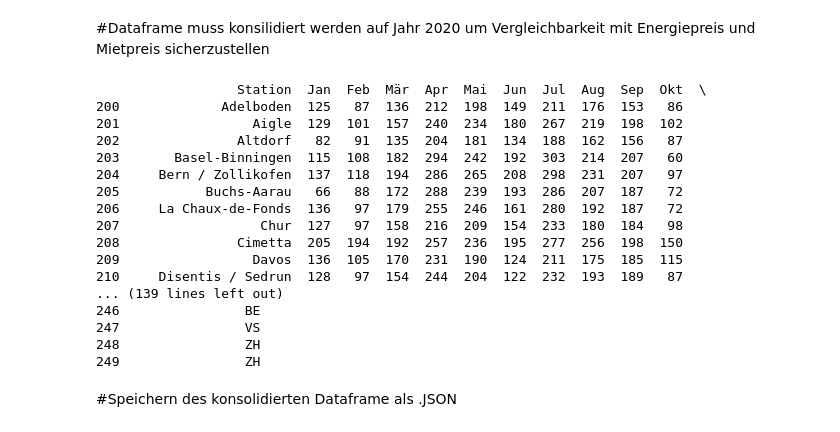
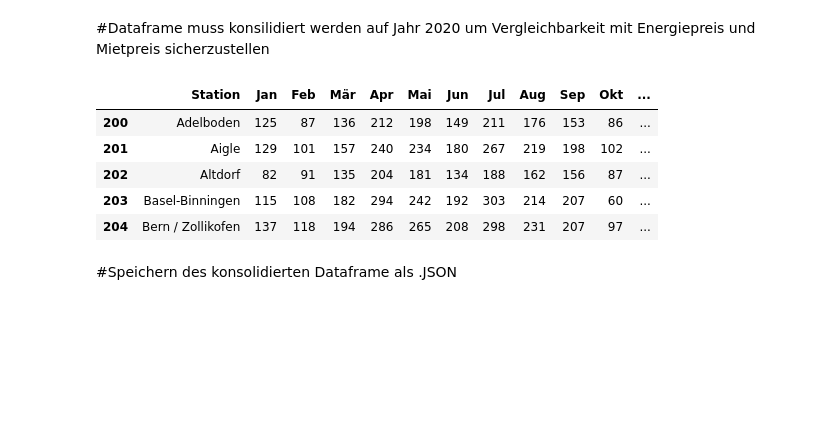
Before and after one commit to kevgam/CAS_IE_Scripting, a Jupyter notebook: group_5_aggregate.ipynb, the cells around one changed output. Saved outputs shown, nothing was run; the diff lists cells and outputs as text; code cells hidden in the pictures; blank space fills up the shorter version.

Commit message:
Combined dataframe containing clean data for rent and sunshine data: sunshine_data_and_mietpreise_2020_df

```diff
--- a/group_5_aggregate.ipynb
+++ b/group_5_aggregate.ipynb
@@ -601,26 +607,15 @@ print(sunshine_data_complete)
 # %%
 sunshine_data = pd.read_json('/content/drive/MyDrive/ie_scripting_datasets/sunshine_data_complete_all_years.json')
 
 sunshine_data_2020 = sunshine_data[sunshine_data['Year'] == 2020]
-print(sunshine_data_2020)
+sunshine_data_2020.head()
 # %% [output]
-                  Station  Jan  Feb  Mär  Apr  Mai  Jun  Jul  Aug  Sep  Okt  \
-200             Adelboden  125   87  136  212  198  149  211  176  153   86
-201                 Aigle  129  101  157  240  234  180  267  219  198  102
-202               Altdorf   82   91  135  204  181  134  188  162  156   87
-203       Basel-Binningen  115  108  182  294  242  192  303  214  207   60
-204     Bern / Zollikofen  137  118  194  286  265  208  298  231  207   97
-205           Buchs-Aarau   66   88  172  288  239  193  286  207  187   72
-206     La Chaux-de-Fonds  136   97  179  255  246  161  280  192  187   72
-207                  Chur  127   97  158  216  209  154  233  180  184   98
-208               Cimetta  205  194  192  257  236  195  277  256  198  150
-209                 Davos  136  105  170  231  190  124  211  175  185  115
-210     Disentis / Sedrun  128   97  154  244  204  122  232  193  189   87
-... (139 lines left out)
-246                BE
-247                VS
-248                ZH
-249                ZH
+|  | Station | Jan | Feb | Mär | Apr | Mai | Jun | Jul | Aug | Sep | Okt | ... |
+| 200 | Adelboden | 125 | 87 | 136 | 212 | 198 | 149 | 211 | 176 | 153 | 86 | ... |
+| 201 | Aigle | 129 | 101 | 157 | 240 | 234 | 180 | 267 | 219 | 198 | 102 | ... |
+| 202 | Altdorf | 82 | 91 | 135 | 204 | 181 | 134 | 188 | 162 | 156 | 87 | ... |
+| 203 | Basel-Binningen | 115 | 108 | 182 | 294 | 242 | 192 | 303 | 214 | 207 | 60 | ... |
+| 204 | Bern / Zollikofen | 137 | 118 | 194 | 286 | 265 | 208 | 298 | 231 | 207 | 97 | ... |
 # %% [markdown]
 #Speichern des konsolidierten Dataframe als .JSON
 # %%
```
Also changed, not shown: parts of 24 cells of this notebook.
